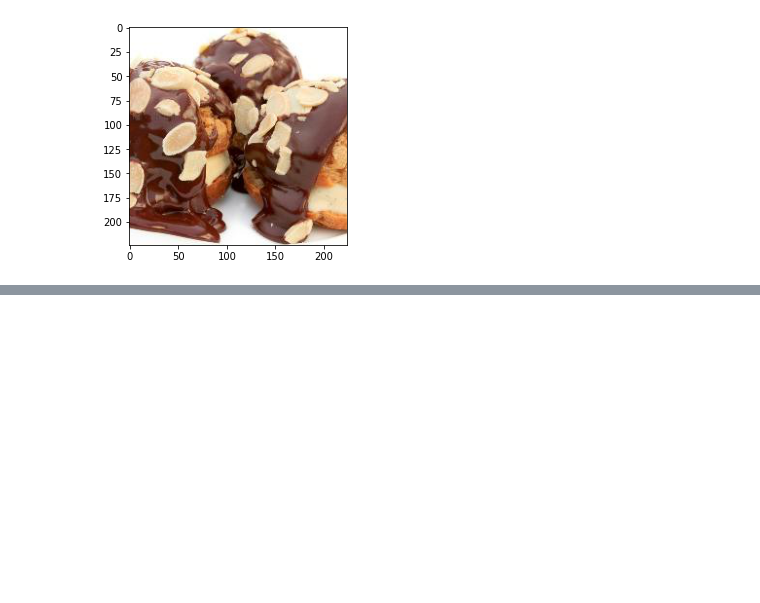
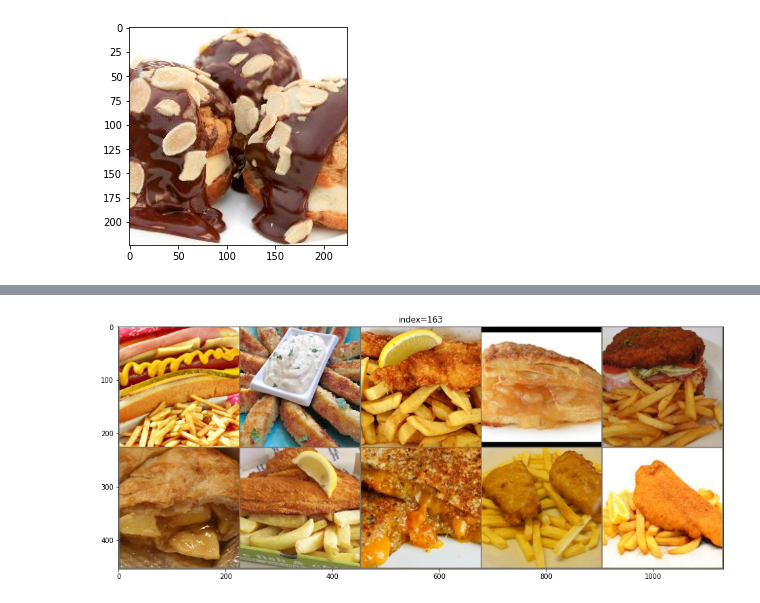
Before and after one commit to yonigottesman/deepfood, a Jupyter notebook: notebooks/embeddings.ipynb, the cells around one changed output, grey strips where cells are left out. Saved outputs shown, nothing was run; the diff lists cells and outputs as text; code cells hidden in the pictures; blank space fills up the shorter version.

```diff
--- a/notebooks/embeddings.ipynb
+++ b/notebooks/embeddings.ipynb
@@ -113,0 +122,4 @@ for i in tqdm(range(300,500)):
+# %%
+display_best_images(163)
+# %% [output]
+[figure, added]
```
Also changed, not shown: parts of 8 cells of this notebook, 2 other files.
